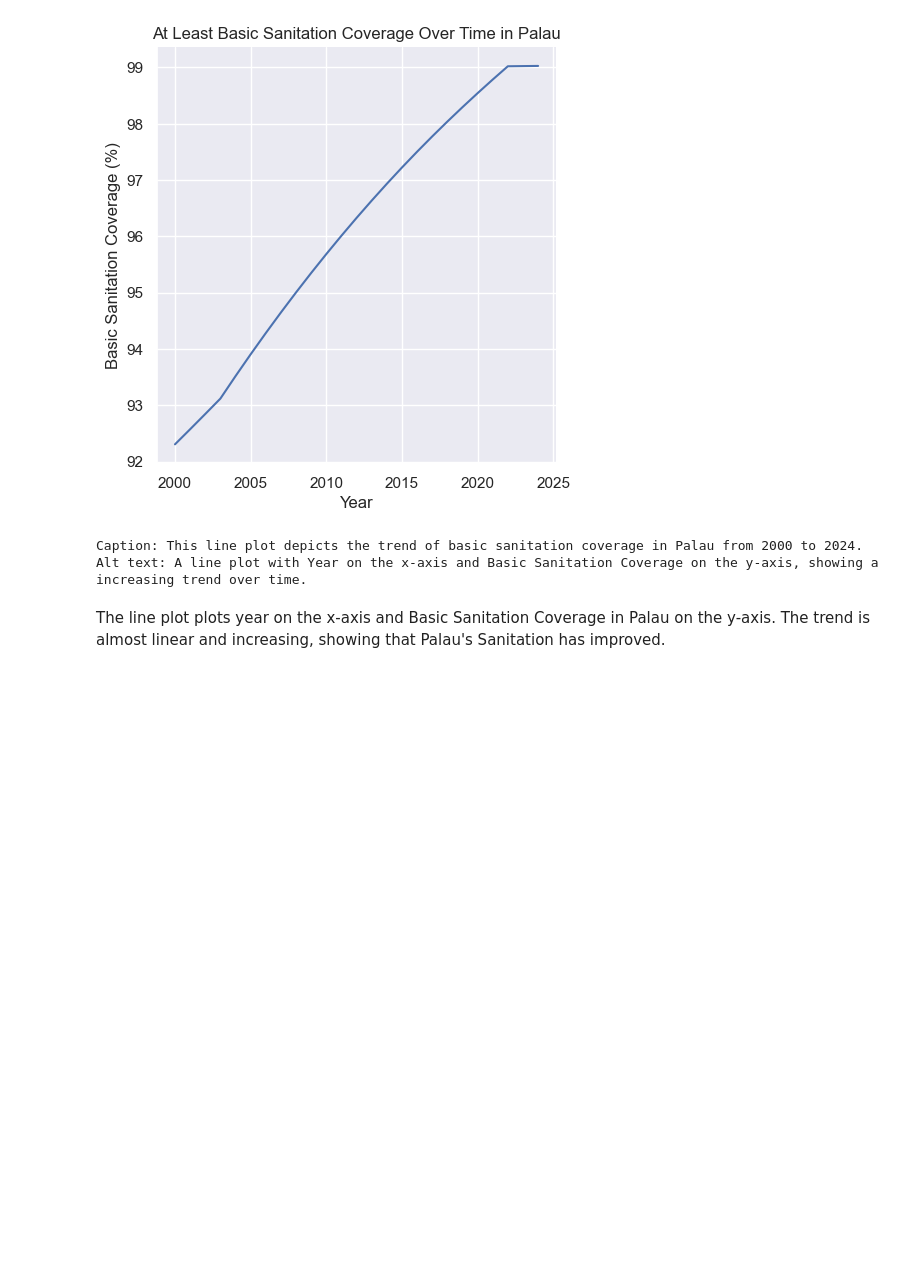
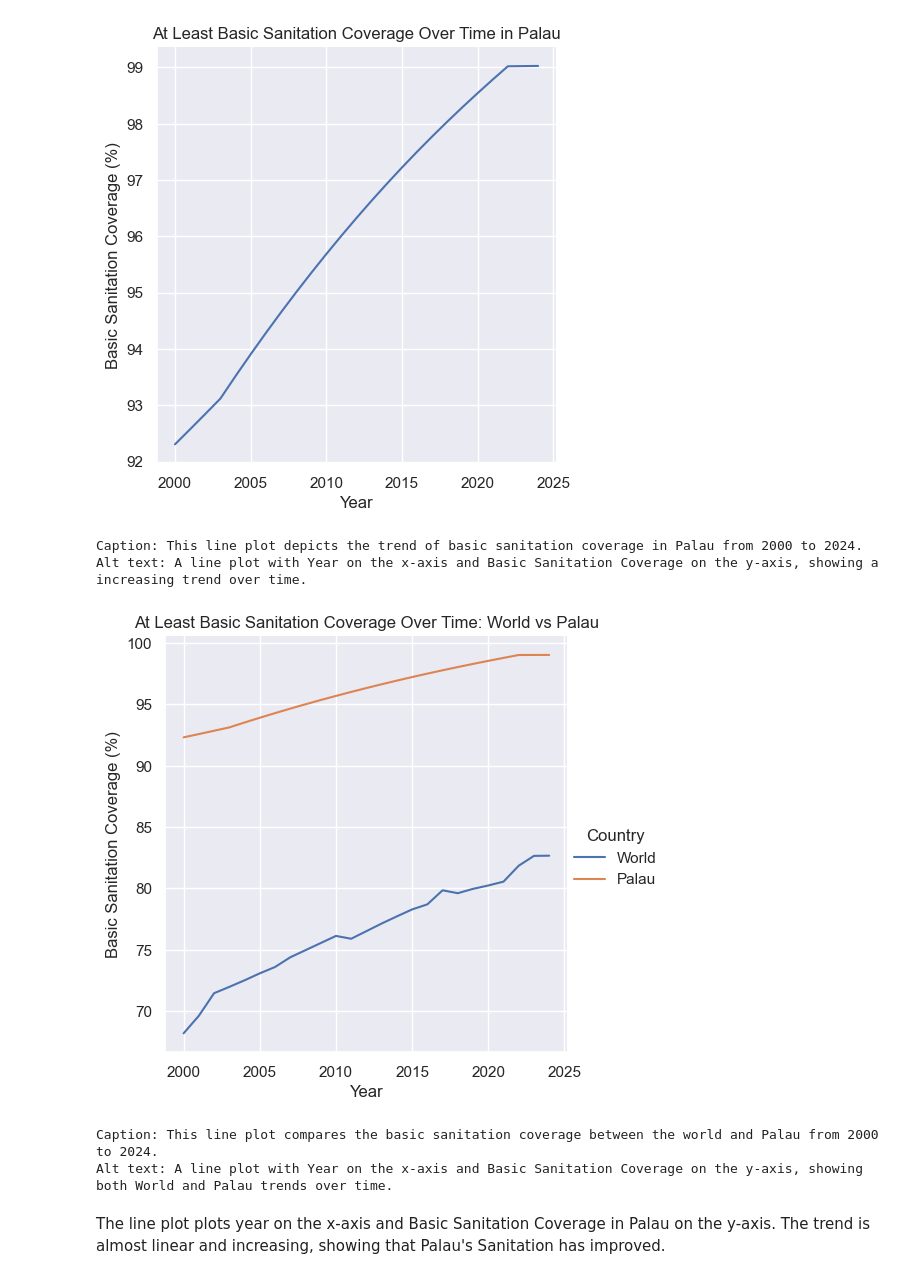
Before and after one commit to vidyabalachander/PopulationGlobalAnalysis, a Jupyter notebook: PopulationDemographics.ipynb, the cells around one changed output. Cells and saved outputs as stored; diff of their text form; code cells hidden in the pictures; blank space fills up the shorter version.

```diff
--- a/PopulationDemographics.ipynb
+++ b/PopulationDemographics.ipynb
@@ -634,6 +507,19 @@ lineplot(palau_data, x="Year", y="Coverage",
 [figure]
 Caption: This line plot depicts the trend of basic sanitation coverage in Palau from 2000 to 2024.
 Alt text: A line plot with Year on the x-axis and Basic Sanitation Coverage on the y-axis, showing a increasing trend over time.
+# %%
+# graphs the sanitation coverage over time for the world and Palau on the same graph
+combined_data = pd.concat([world_sanitation.assign(Country="World"), palau_data])
+lineplot(combined_data, x="Year", y="Coverage", hue="Country",
+        title="At Least Basic Sanitation Coverage Over Time: World vs Palau",
+        xlabel="Year", ylabel="Basic Sanitation Coverage (%)",
+        caption="This line plot compares the basic sanitation coverage between the world and Palau from 2000 to 2024.",
+        alt_text="A line plot with Year on the x-axis and Basic Sanitation Coverage on the y-axis, showing both World and Palau trends over time."
+)
+# %% [output]
+[figure, added]
+Caption: This line plot compares the basic sanitation coverage between the world and Palau from 2000 to 2024.
+Alt text: A line plot with Year on the x-axis and Basic Sanitation Coverage on the y-axis, showing both World and Palau trends over time.
 # %% [markdown]
 The line plot plots year on the x-axis and Basic Sanitation Coverage in Palau on the y-axis. The trend is almost linear and increasing, showing that Palau's Sanitation has improved.
 # %% [markdown]
```
Also changed, not shown: parts of 43 cells of this notebook.
